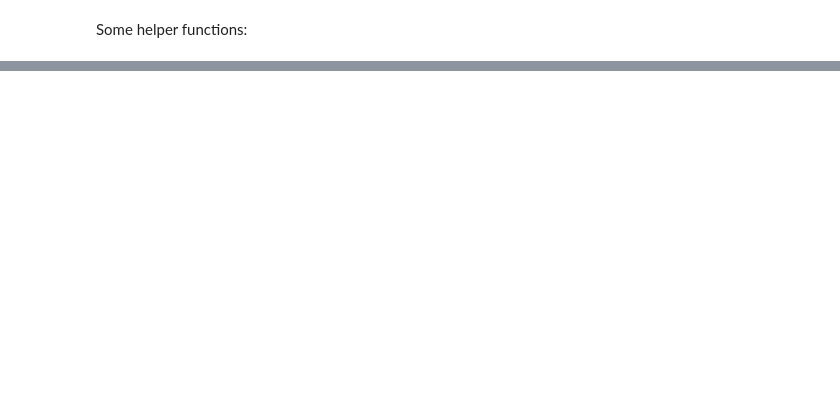
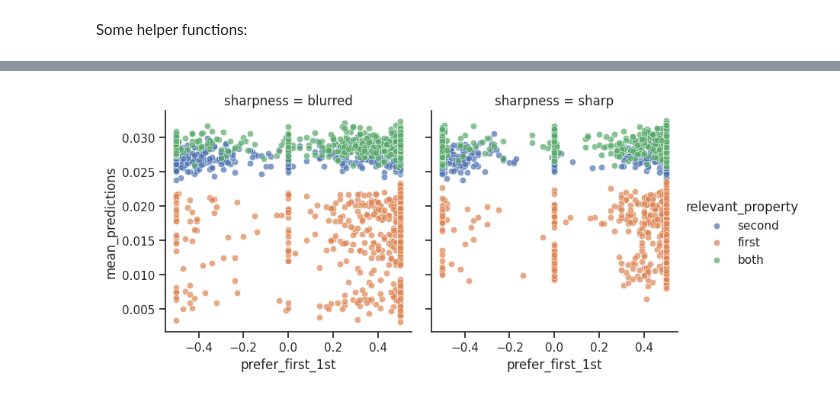
Before and after one commit to HeningWang/numpyro_adjective_modelling, a Jupyter notebook: numpyro_slider_MCMC.ipynb, the cells around one changed output, grey strips where cells are left out. Drawn from its saved outputs; the diff is of its cells as text; code cells hidden in the pictures; blank space fills up the shorter version.

```diff
--- a/numpyro_slider_MCMC.ipynb
+++ b/numpyro_slider_MCMC.ipynb
@@ -167,0 +195,3 @@ from numpyro.infer import MCMC, NUTS
+# %%
+arr = jnp.array([23,2,51,5,3])
+jnp.sort(arr)
@@ -167,0 +377,9 @@ from numpyro.infer import MCMC, NUTS
+# %%
+vectorized_speaker = jax.vmap(speaker_recursive, in_axes=(None,0,None,None,None,None,None,None))
+model_prob = vectorized_speaker(2,states_train, 1,1,0.5,0.5,0.5,0.5)
+print(jnp.shape(model_prob))
+print(jnp.shape(model_prob[:,0,0]))
+slider_predict = jax.vmap(link_function, in_axes = (0,None))(model_prob[:,0,0],20)
+
+slider_predict = jnp.clip(slider_predict, 1e-5, 1 - 1e-5)
+print(jnp.shape(slider_predict))
@@ -185,0 +528,10 @@ AttributeError: ignored
+# %%
+sns.set(style="ticks")
+
+g = sns.FacetGrid(df_pred, col="sharpness", hue="relevant_property", height=4)
+g.map(sns.scatterplot,"prefer_first_1st", "mean_predictions", alpha=0.7)
+g.add_legend()
+
+plt.show()
+# %% [output]
+[figure, added]
```
Also changed, not shown: parts of 31 cells of this notebook.
